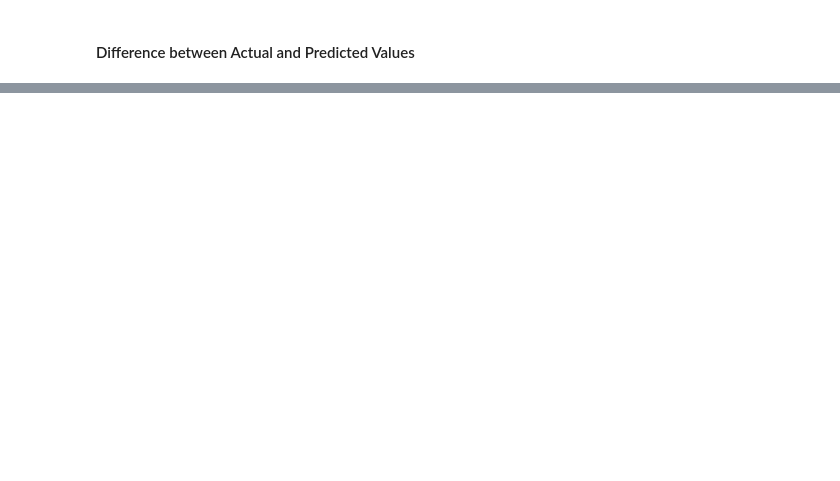
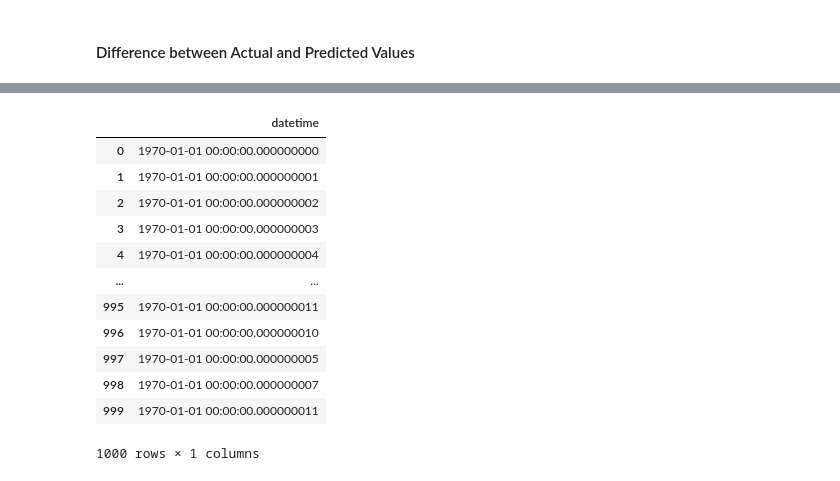
Before and after one commit to smruti-2003/mlproject, a Jupyter notebook: notebook/2. MODEL TRAINING.ipynb, the cells around one changed output, grey strips where cells are left out. Drawn from its saved outputs; the diff is of its cells as text; code cells hidden in the pictures; blank space fills up the shorter version.

```diff
--- a/notebook/2. MODEL TRAINING.ipynb
+++ b/notebook/2. MODEL TRAINING.ipynb
@@ -256,0 +270,16 @@ pred_df
+# %%
+df.select_dtypes(include=['object', 'category'])
+# %% [output]
+|  | datetime |
+| 0 | 1970-01-01 00:00:00.000000000 |
+| 1 | 1970-01-01 00:00:00.000000001 |
+| 2 | 1970-01-01 00:00:00.000000002 |
+| 3 | 1970-01-01 00:00:00.000000003 |
+| 4 | 1970-01-01 00:00:00.000000004 |
+| ... | ... |
+| 995 | 1970-01-01 00:00:00.000000011 |
+| 996 | 1970-01-01 00:00:00.000000010 |
+| 997 | 1970-01-01 00:00:00.000000005 |
+| 998 | 1970-01-01 00:00:00.000000007 |
+| 999 | 1970-01-01 00:00:00.000000011 |
+1000 rows × 1 columns
```
Also changed, not shown: parts of 11 cells of this notebook, 12 other files.
